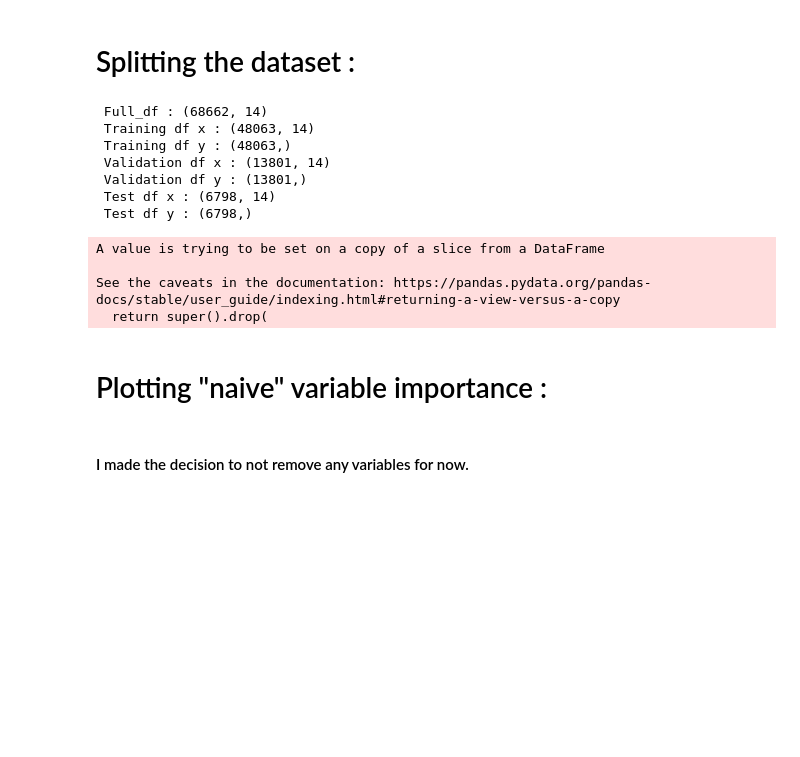
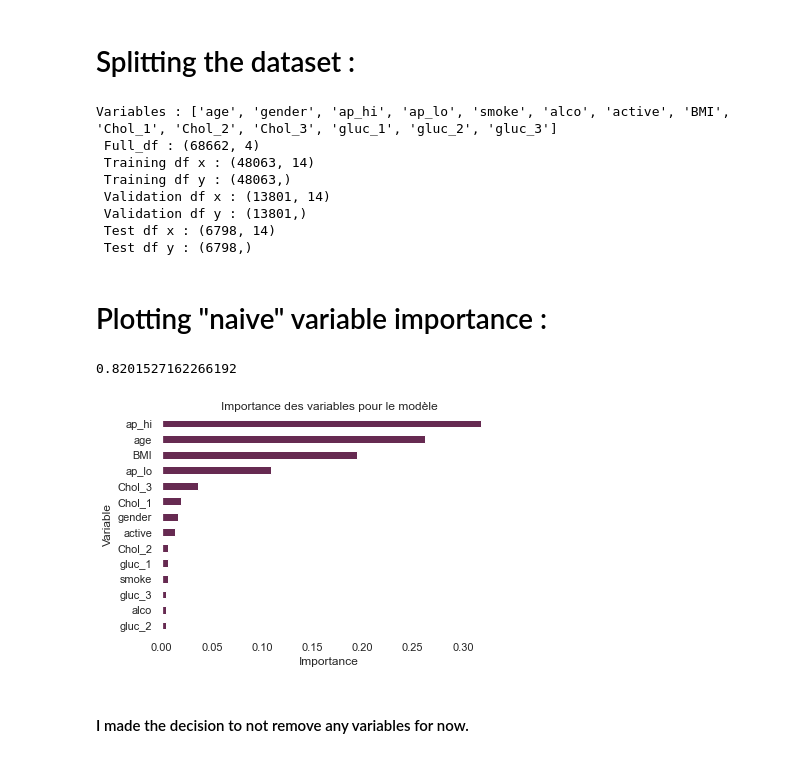
Before and after one commit to pasaunier/FDD_Projet_H, a Jupyter notebook: classification_saunier_rendu.ipynb, the cells around one changed output. Drawn from its saved outputs; the diff is of its cells as text; code cells hidden in the pictures; blank space fills up the shorter version.

```diff
--- a/classification_saunier_rendu.ipynb
+++ b/classification_saunier_rendu.ipynb
@@ -286,7 +269,7 @@ full_df.head()
 # Splitting the dataset :
 # %%
 # Splitting the dataset into 3 subgroups :
-# training (70%) ; validation (20%) ; testing(10%)
+# training (~70%) ; validation (~20%) ; testing(~10%)
 train_x , valid_x , train_y , valid_y = train_test_split( full_df , data.cardio ,
                                                          train_size = .7, random_state = 2021)
 
@@ -295,11 +278,12 @@ train_x , valid_x , train_y , valid_y = train_test_split( full_df , data.cardio
 test_x = valid_x.sample(frac = 0.33, random_state = 2021)
 test_y = valid_y[test_x.index]
 #dropping the lines used in the test dataset from the validation dataset :
-valid_x.drop(test_x.index, inplace=True)
-valid_y.drop(test_x.index, inplace=True)
+valid_x = valid_x.drop(test_x.index)
+valid_y = valid_y.drop(test_y.index)
 
 # printing the resulting shapes
-print(" Full_df :", full_df.shape,"\n",
+print("Variables :", [elem for elem in full_df.columns],"\n"
+      " Full_df :", select_df.shape,"\n",
       "Training df x :",train_x.shape, "\n",
       "Training df y :",train_y.shape, "\n",
       "Validation df x :",valid_x.shape, "\n",
@@ -307,45 +291,49 @@ print(" Full_df :", full_df.shape,"\n",
       "Test df x :", test_x.shape, "\n",
       "Test df y :", test_y.shape)
 # %% [output]
- Full_df : (68662, 14)
+Variables : ['age', 'gender', 'ap_hi', 'ap_lo', 'smoke', 'alco', 'active', 'BMI', 'Chol_1', 'Chol_2', 'Chol_3', 'gluc_1', 'gluc_2', 'gluc_3']
+ Full_df : (68662, 4)
  Training df x : (48063, 14)
  Training df y : (48063,)
  Validation df x : (13801, 14)
  Validation df y : (13801,)
  Test df x : (6798, 14)
  Test df y : (6798,)
-A value is trying to be set on a copy of a slice from a DataFrame
-
-See the caveats in the documentation: https://pandas.pydata.org/pandas-docs/stable/user_guide/indexing.html#returning-a-view-versus-a-copy
-  return super().drop(
 # %% [markdown]
 # Plotting  "naive" variable importance :
 # %%
 def plot_variable_importance( X , y ):
     # model tuning is just a guess for now
     # I've selected these hyperparams just to reduce overfitting
     classif = RandomForestClassifier(n_estimators=200,
                                       min_samples_leaf=5,
                                       max_features=0.5,
                                       n_jobs=-1)
     classif.fit( X , y )
     plot_model_var_imp( classif , X , y )
 
 def plot_model_var_imp( model , X , y ):
     imp = pd.DataFrame(
         model.feature_importances_  ,
         columns = [ 'Importance' ] ,
         index = X.columns
     )
     imp = imp.sort_values( [ 'Importance' ] , ascending = True )
-    plt = imp.plot( kind = 'barh',
-             title= 'Variable importance (more is better)',
-             color="#DC77F6",
-            )
+    plt = imp.plot(
+            kind = 'barh',
+            title= 'Importance des variables pour le modèle',
+            color="#662A51",)
 
-    print (model.score( X , y ))
+    plt.get_legend().remove()
+    plt.set_ylabel('Variable')
+    plt.set_xlabel('Importance')
 
-# plot_variable_importance(train_X, train_y)
+    print(model.score( X , y ))
+
+plot_variable_importance(train_x, train_y)
+# %% [output]
+0.8201527162266192
+[figure, added]
 # %% [markdown]
 #### I made the decision to not remove any variables for now.
 # %% [markdown]
```
Also changed, not shown: parts of 18 cells of this notebook, 3 other files.
